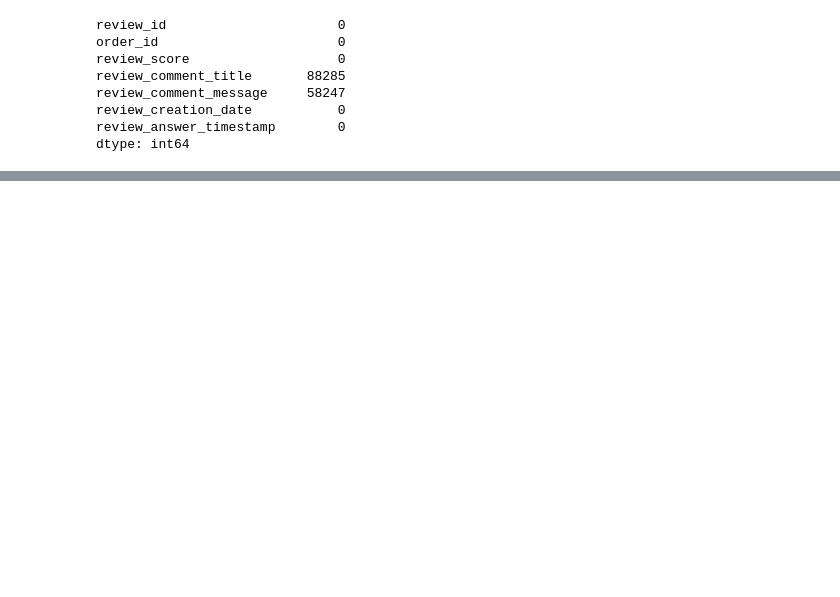
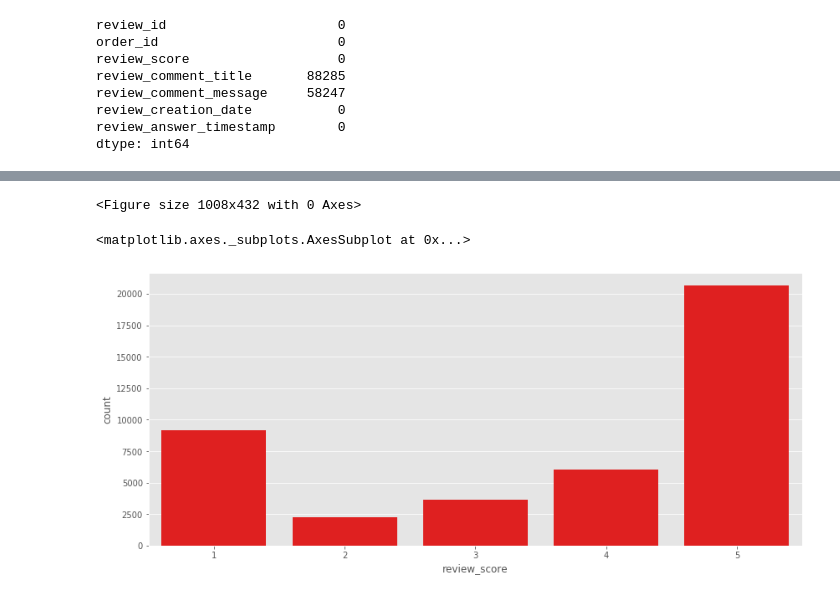
Before and after one commit to Johnne32/Sample, a Jupyter notebook: Brazilian reviews analysis.ipynb, the cells around one changed output, grey strips where cells are left out. Cells and saved outputs as stored; diff of their text form; code cells hidden in the pictures; blank space fills up the shorter version.

```diff
--- a/Brazilian reviews analysis.ipynb
+++ b/Brazilian reviews analysis.ipynb
@@ -18,6 +47,6 @@ import seaborn as sns
 # %%
-df3 = pd.read_csv('olist_order_reviews_dataset.csv')
-df3.head()
+review_data = pd.read_csv('olist_order_reviews_dataset.csv')
+review_data.head()
 # %% [output]
 |  | review_id | order_id | review_score | review_comment_title | review_comment_message | review_creation_date | ... |
 | 0 | 7bc2406110b926393aa56f80a40eba40 | 73fc7af87114b39712e6da79b0a377eb | 4 | NaN | NaN | 2018-01-18 00:00:00 | ... |
@@ -218,0 +252,7 @@ important_triagrams
+# %%
+plt.figure(figsize = (14,6))
+sns.countplot(review_data['review_score'], color= 'red')
+# %% [output]
+<Figure size 1008x432 with 0 Axes>
+<matplotlib.axes._subplots.AxesSubplot at 0x...>
+[figure, added]
```
Also changed, not shown: parts of 72 cells of this notebook.
